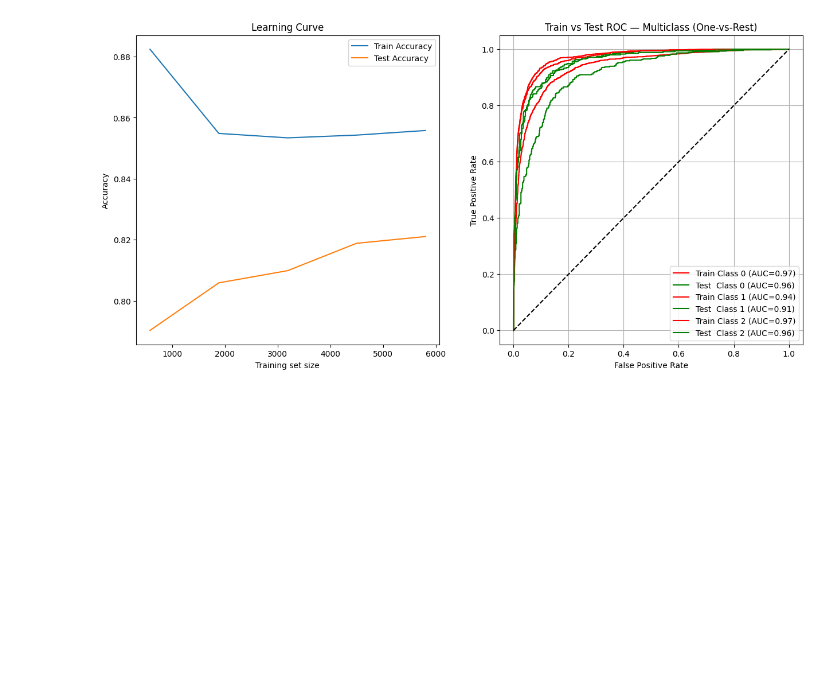
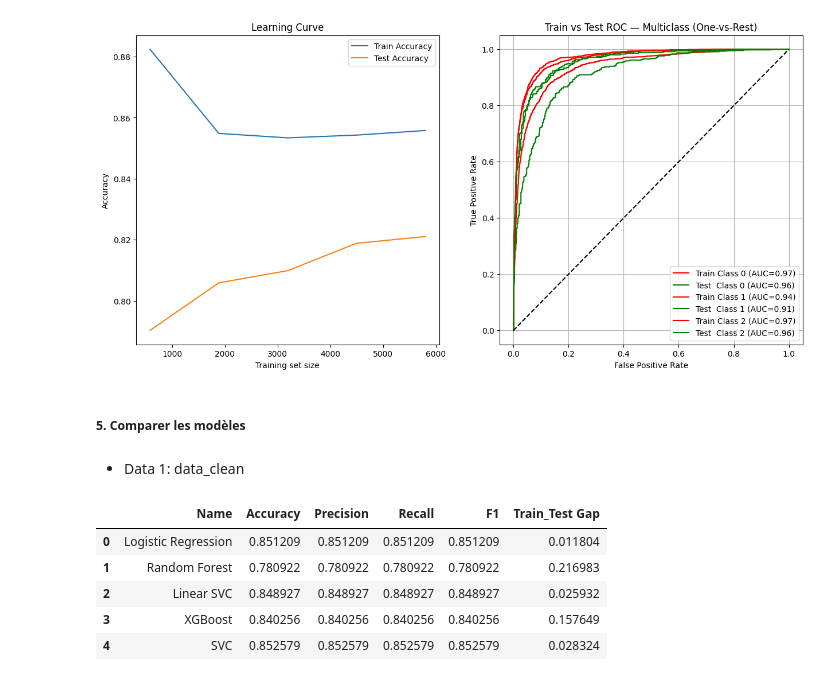
Before and after one commit to anass17/AeroStream, a Jupyter notebook: notebooks/06_model_training.ipynb, the cells around one changed output. Drawn from its saved outputs; the diff is of its cells as text; code cells hidden in the pictures; blank space fills up the shorter version.

Commit message:
AA-41 Comparer les modèles

```diff
--- a/notebooks/06_model_training.ipynb
+++ b/notebooks/06_model_training.ipynb
@@ -564,3 +564,16 @@ weighted avg       0.82      0.82      0.82      1281
 -----------------------------------------------
 [figure]
 [figure]
+# %% [markdown]
+##### 5. Comparer les modèles
+# %% [markdown]
+- Data 1: data_clean
+# %%
+scores_df_clean_1
+# %% [output]
+|  | Name | Accuracy | Precision | Recall | F1 | Train_Test Gap |
+| 0 | Logistic Regression | 0.851209 | 0.851209 | 0.851209 | 0.851209 | 0.011804 |
+| 1 | Random Forest | 0.780922 | 0.780922 | 0.780922 | 0.780922 | 0.216983 |
+| 2 | Linear SVC | 0.848927 | 0.848927 | 0.848927 | 0.848927 | 0.025932 |
+| 3 | XGBoost | 0.840256 | 0.840256 | 0.840256 | 0.840256 | 0.157649 |
+| 4 | SVC | 0.852579 | 0.852579 | 0.852579 | 0.852579 | 0.028324 |
```
Also changed, not shown: parts of 7 cells of this notebook.
